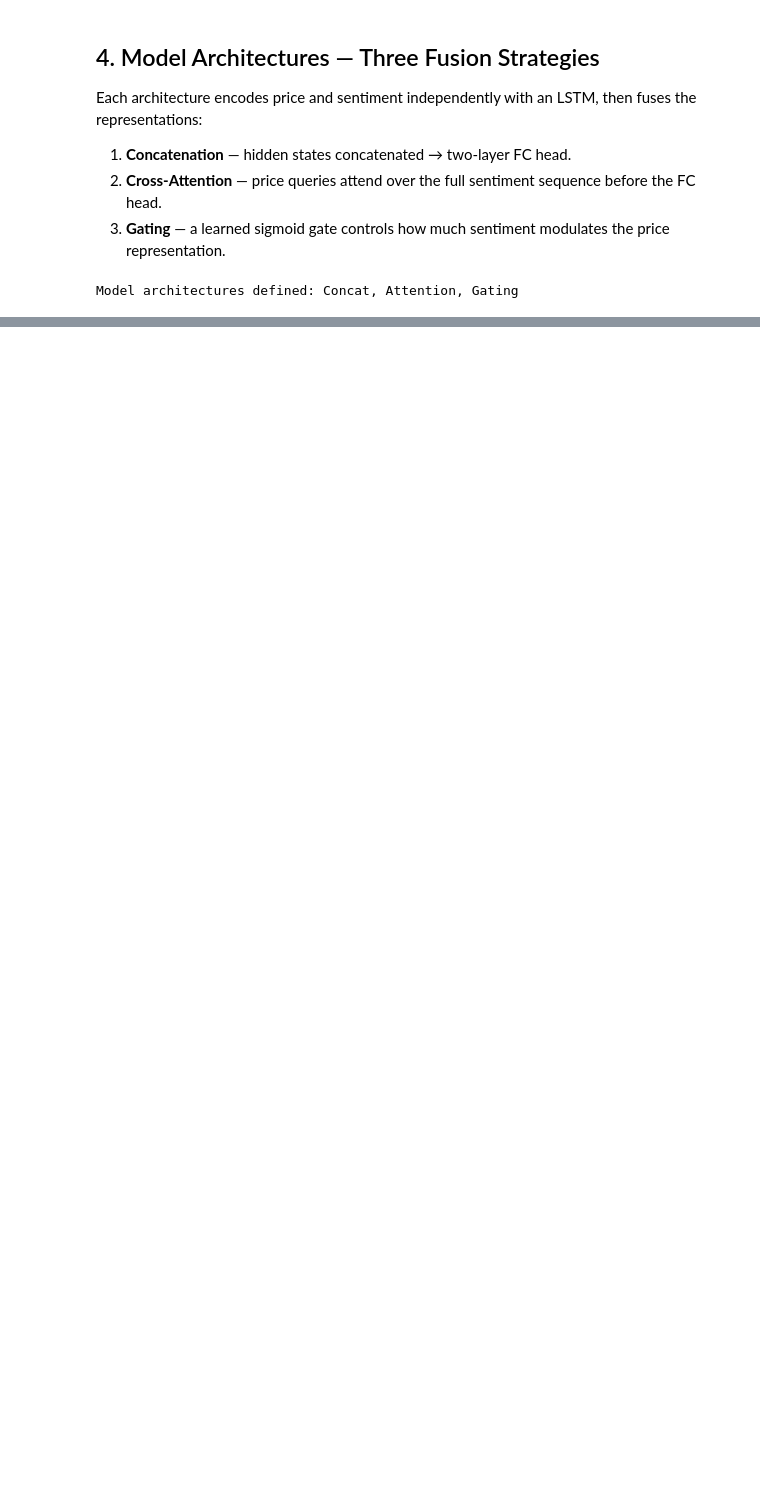
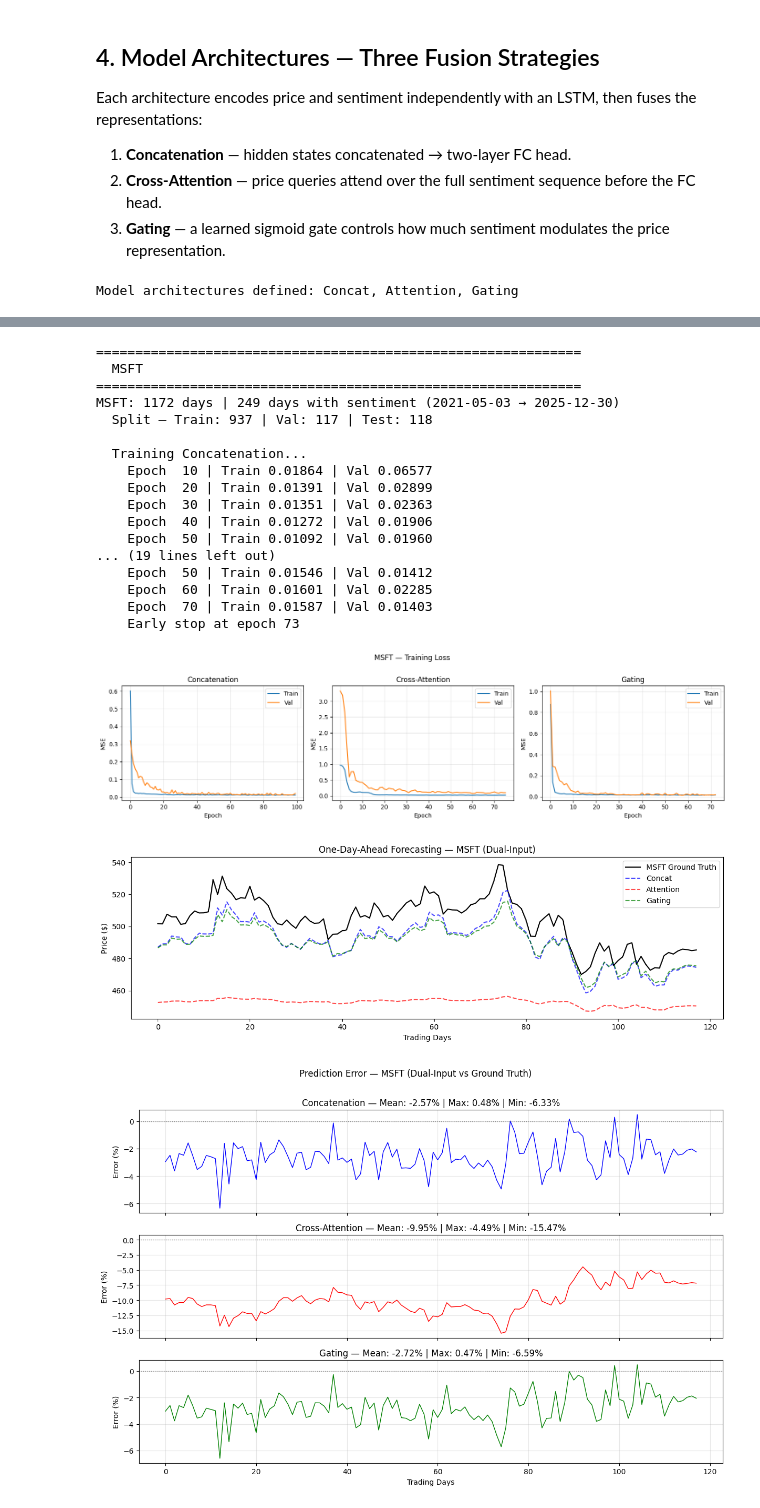
Before and after one commit to franciscomartinez45/Stock-Forecasting-LSTM, a Jupyter notebook: notebooks/DualInput_Sentiment_Price_Merger.ipynb, the cells around one changed output, grey strips where cells are left out. Cells and saved outputs as stored; diff of their text form; code cells hidden in the pictures; blank space fills up the shorter version.

```diff
--- a/notebooks/DualInput_Sentiment_Price_Merger.ipynb
+++ b/notebooks/DualInput_Sentiment_Price_Merger.ipynb
@@ -323,0 +495,23 @@ plt.show()
+# %%
+all_results['MSFT'] = run_ticker('MSFT')
+# %% [output]
+==============================================================
+  MSFT
+==============================================================
+MSFT: 1172 days | 249 days with sentiment (2021-05-03 → 2025-12-30)
+  Split — Train: 937 | Val: 117 | Test: 118
+
+  Training Concatenation...
+    Epoch  10 | Train 0.01864 | Val 0.06577
+    Epoch  20 | Train 0.01391 | Val 0.02899
+    Epoch  30 | Train 0.01351 | Val 0.02363
+    Epoch  40 | Train 0.01272 | Val 0.01906
+    Epoch  50 | Train 0.01092 | Val 0.01960
+... (19 lines left out)
+    Epoch  50 | Train 0.01546 | Val 0.01412
+    Epoch  60 | Train 0.01601 | Val 0.02285
+    Epoch  70 | Train 0.01587 | Val 0.01403
+    Early stop at epoch 73
+[figure, added]
+[figure, added]
+[figure, added]
```
Also changed, not shown: parts of 31 cells of this notebook, 9 other files.
